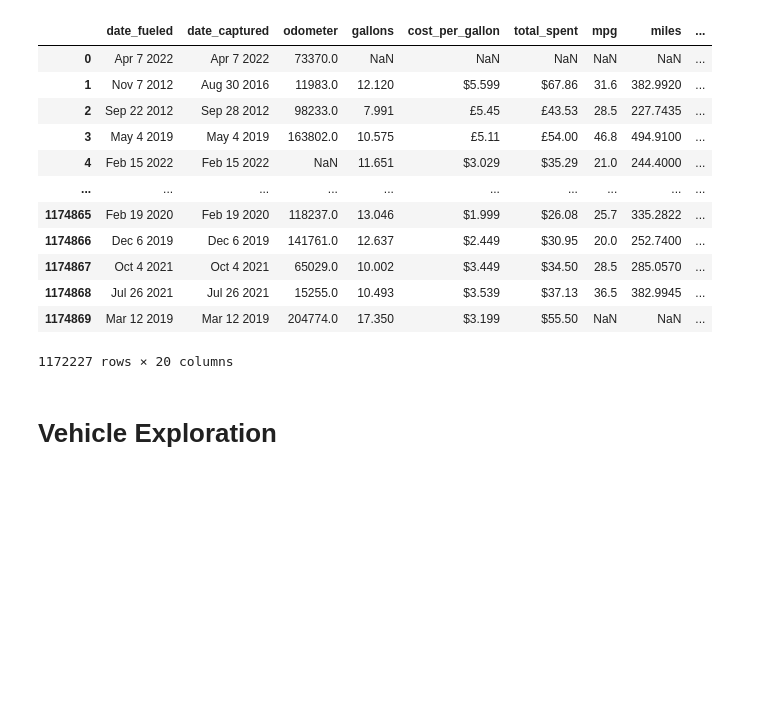
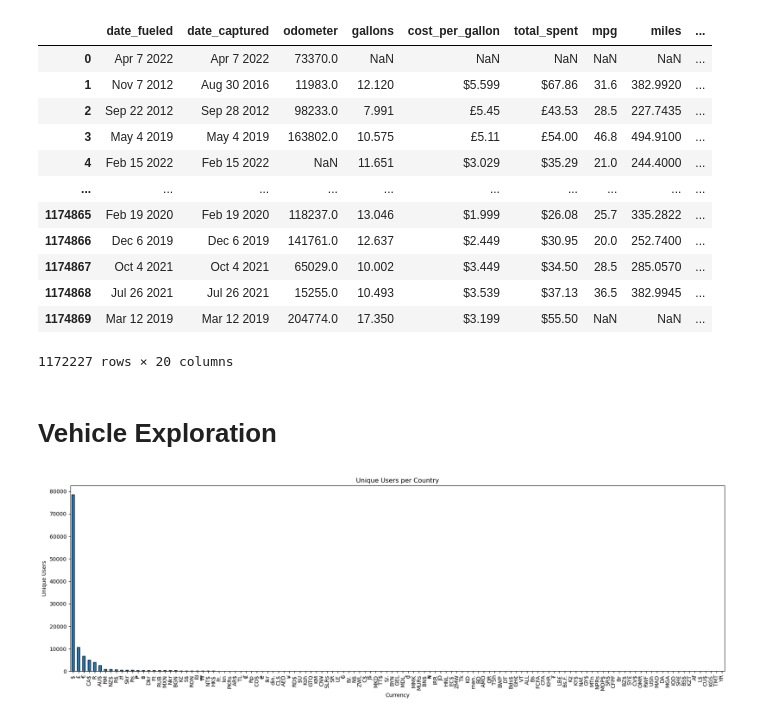
Before and after one commit to WitsPram/IDVE-assignment, a Jupyter notebook: cleaning.ipynb, the cells around one changed output. Saved outputs shown, nothing was run; the diff lists cells and outputs as text; code cells hidden in the pictures; blank space fills up the shorter version.

```diff
--- a/cleaning.ipynb
+++ b/cleaning.ipynb
@@ -677,3 +677,33 @@ df
 1172227 rows × 20 columns
 # %% [markdown]
 # Vehicle Exploration
+# %%
+#3.1
+df["user_id"] = (
+    df["user_url"].astype("string").str.rstrip("/").str.split("/").str[-1]
+)
+# Currency: use existing if present; else extract from cost_per_gallon/total_spent
+if "currency" not in df.columns:
+    # prefer cost_per_gallon; fallback to total_spent
+    src = df["cost_per_gallon"].astype("string").fillna(df["total_spent"].astype("string"))
+    # capture everything before the first digit (handles S.Fr., NZ$, RON, $, £, €, etc.)
+    df["currency"] = src.str.extract(r"^([^\d]+)", expand=False)
+
+#count unique users per currency
+#drop rows with missing user_id or currency for the count
+counts = (
+    df.dropna(subset=["user_id", "currency"])
+      .groupby("currency")["user_id"]
+      .nunique()
+      .sort_values(ascending=False)
+)
+
+plt.figure(figsize=(18, 6))
+counts.plot(kind="bar", edgecolor="black")
+plt.title("Unique Users per Country")
+plt.xlabel("Currency")
+plt.ylabel("Unique Users")
+plt.tight_layout()
+plt.show()
+# %% [output]
+[figure, added]
```
Also changed, not shown: parts of 5 cells of this notebook.
